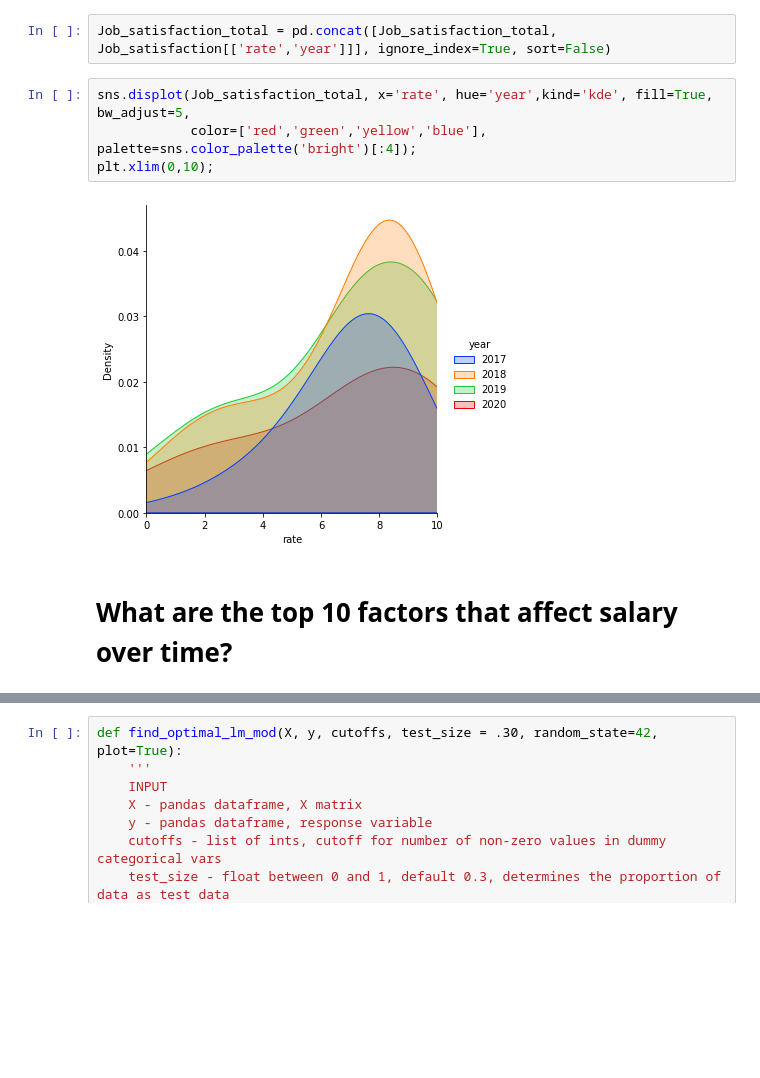
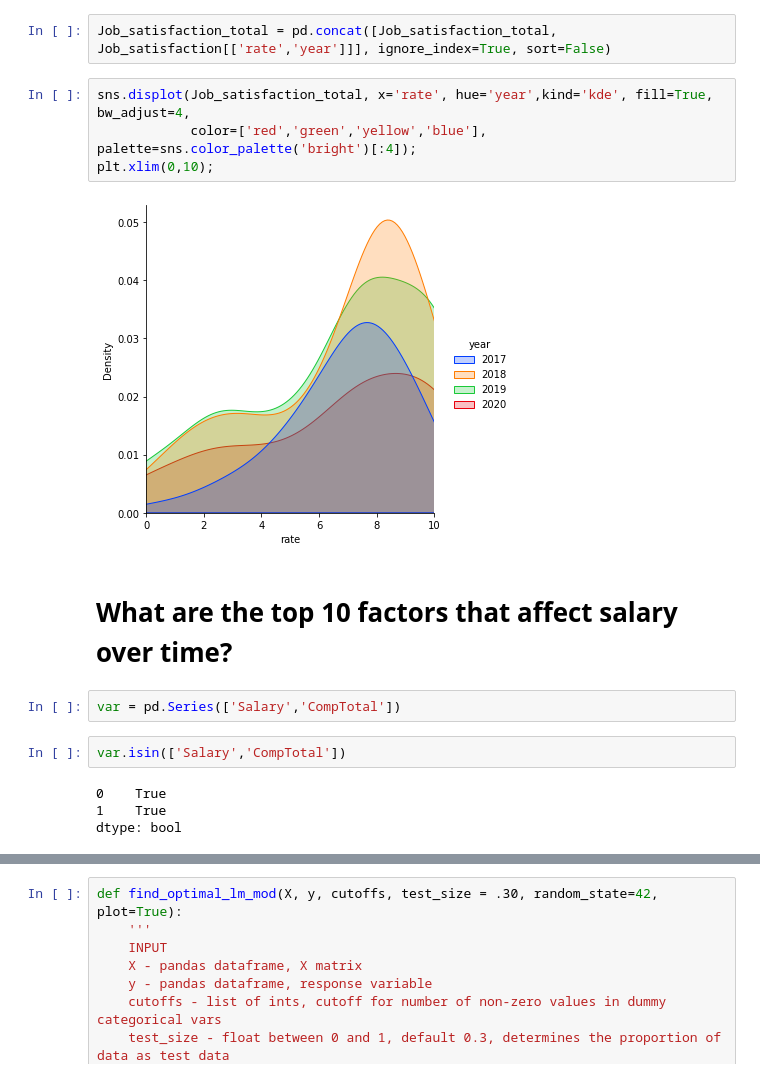
Before and after one commit to cliffyb824/2021-stackoverflow-survey-EDA, a Jupyter notebook: stackoverflow_analysis_2020.ipynb, the cells around one changed output, grey strips where cells are left out. Cells and saved outputs as stored; diff of their text form; blank space fills up the shorter version.

```diff
--- a/stackoverflow_analysis_2020.ipynb
+++ b/stackoverflow_analysis_2020.ipynb
@@ -135,11 +136,19 @@ Job_satisfaction['year'] = 2020
 # %%
 Job_satisfaction_total = pd.concat([Job_satisfaction_total, Job_satisfaction[['rate','year']]], ignore_index=True, sort=False)
 # %%
-sns.displot(Job_satisfaction_total, x='rate', hue='year',kind='kde', fill=True, bw_adjust=5,
+sns.displot(Job_satisfaction_total, x='rate', hue='year',kind='kde', fill=True, bw_adjust=4,
             color=['red','green','yellow','blue'], palette=sns.color_palette('bright')[:4]);
 plt.xlim(0,10);
 # %% [output]
-[figure, old version]
+[figure, new version]
 # %% [markdown]
 <a id="10factors"></a>
 # What are the top 10 factors that affect salary over time?
+# %%
+var = pd.Series(['Salary','CompTotal'])
+# %%
+var.isin(['Salary','CompTotal'])
+# %% [output]
+0    True
+1    True
+dtype: bool
```
Also changed, not shown: parts of 49 cells of this notebook.
